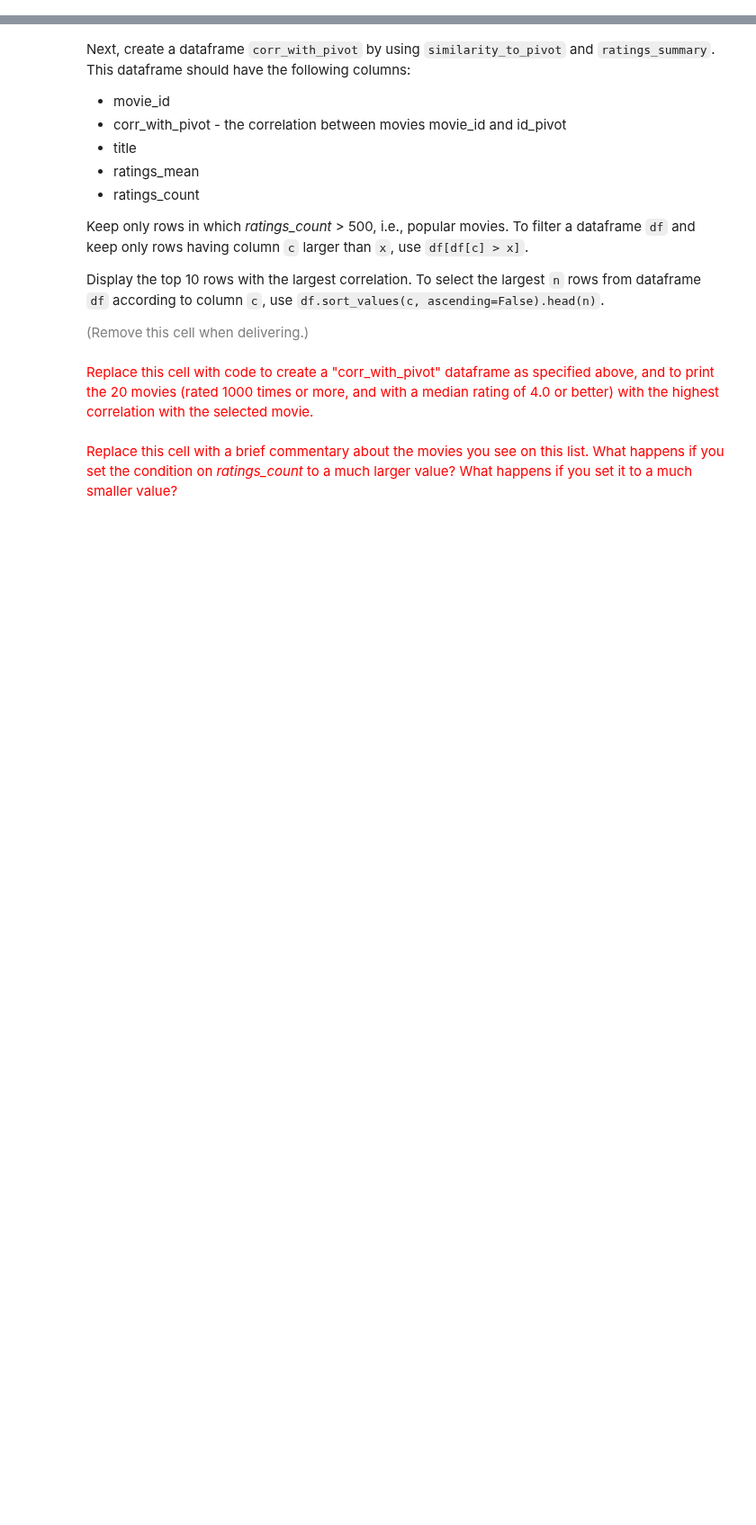
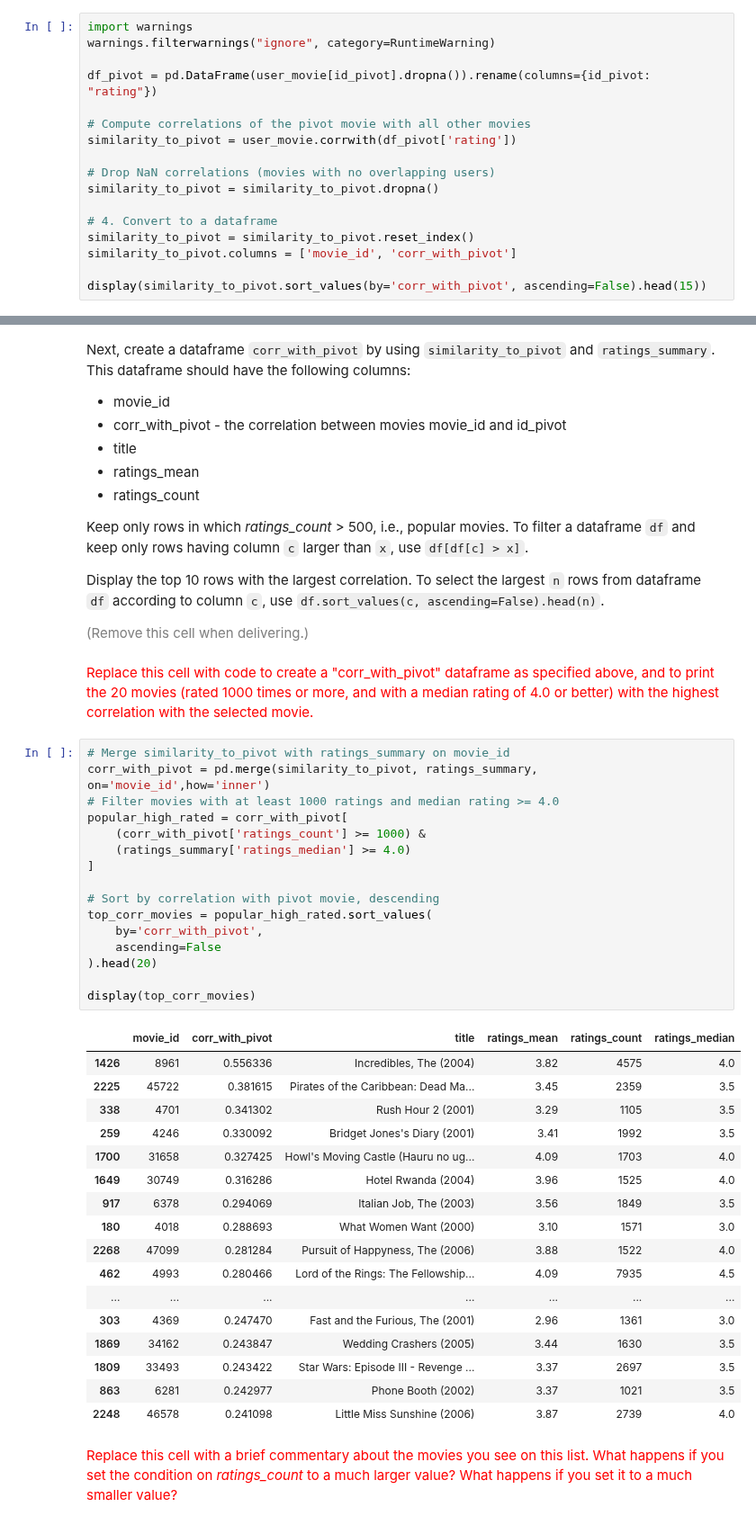
Before and after one commit to zsykk/datamining_2nd, a Jupyter notebook: ps06_item_based_recsys_103.ipynb, the cells around one changed output, grey strips where cells are left out. Shown at 90% size. Drawn from its saved outputs; the diff is of its cells as text; blank space fills up the shorter version.

```diff
--- a/ps06_item_based_recsys_103.ipynb
+++ b/ps06_item_based_recsys_103.ipynb
@@ -497,3 +497,20 @@ Store the result in a new dataframe named `similarity_to_pivot` containing two c
 <font size="-1" color="gray">(Remove this cell when delivering.)</font>
 # %% [markdown]
 <font size="+1" color="red">Replace this cell with code to create a "similarity_to_pivot" series that contains the computed correlations, droping the NaNs in the series.</font>
+# %%
+import warnings
+warnings.filterwarnings("ignore", category=RuntimeWarning)
+
+df_pivot = pd.DataFrame(user_movie[id_pivot].dropna()).rename(columns={id_pivot: "rating"})
+
+# Compute correlations of the pivot movie with all other movies
+similarity_to_pivot = user_movie.corrwith(df_pivot['rating'])
+
+# Drop NaN correlations (movies with no overlapping users)
+similarity_to_pivot = similarity_to_pivot.dropna()
+
+# 4. Convert to a dataframe
+similarity_to_pivot = similarity_to_pivot.reset_index()
+similarity_to_pivot.columns = ['movie_id', 'corr_with_pivot']
+
+display(similarity_to_pivot.sort_values(by='corr_with_pivot', ascending=False).head(15))
@@ -513,5 +547,39 @@ Display the top 10 rows with the largest correlation. To select the largest `n`
 <font size="-1" color="gray">(Remove this cell when delivering.)</font>
 # %% [markdown]
 <font size="+1" color="red">Replace this cell with code to create a "corr_with_pivot" dataframe as specified above, and to print the 20 movies (rated 1000 times or more, and with a median rating of 4.0 or better) with the highest correlation with the selected movie.</font>
+# %%
+# Merge similarity_to_pivot with ratings_summary on movie_id
+corr_with_pivot = pd.merge(similarity_to_pivot, ratings_summary, on='movie_id',how='inner')
+# Filter movies with at least 1000 ratings and median rating >= 4.0
+popular_high_rated = corr_with_pivot[
+    (corr_with_pivot['ratings_count'] >= 1000) &
+    (ratings_summary['ratings_median'] >= 4.0)
+]
+
+# Sort by correlation with pivot movie, descending
+top_corr_movies = popular_high_rated.sort_values(
+    by='corr_with_pivot',
+    ascending=False
+).head(20)
+
+display(top_corr_movies)
+# %% [output]
+|  | movie_id | corr_with_pivot | title | ratings_mean | ratings_count | ratings_median |
+| 1426 | 8961 | 0.556336 | Incredibles, The (2004) | 3.82 | 4575 | 4.0 |
+| 2225 | 45722 | 0.381615 | Pirates of the Caribbean: Dead Ma... | 3.45 | 2359 | 3.5 |
+| 338 | 4701 | 0.341302 | Rush Hour 2 (2001) | 3.29 | 1105 | 3.5 |
+| 259 | 4246 | 0.330092 | Bridget Jones's Diary (2001) | 3.41 | 1992 | 3.5 |
+| 1700 | 31658 | 0.327425 | Howl's Moving Castle (Hauru no ug... | 4.09 | 1703 | 4.0 |
+| 1649 | 30749 | 0.316286 | Hotel Rwanda (2004) | 3.96 | 1525 | 4.0 |
+| 917 | 6378 | 0.294069 | Italian Job, The (2003) | 3.56 | 1849 | 3.5 |
+| 180 | 4018 | 0.288693 | What Women Want (2000) | 3.10 | 1571 | 3.0 |
+| 2268 | 47099 | 0.281284 | Pursuit of Happyness, The (2006) | 3.88 | 1522 | 4.0 |
+| 462 | 4993 | 0.280466 | Lord of the Rings: The Fellowship... | 4.09 | 7935 | 4.5 |
+| ... | ... | ... | ... | ... | ... | ... |
+| 303 | 4369 | 0.247470 | Fast and the Furious, The (2001) | 2.96 | 1361 | 3.0 |
+| 1869 | 34162 | 0.243847 | Wedding Crashers (2005) | 3.44 | 1630 | 3.5 |
+| 1809 | 33493 | 0.243422 | Star Wars: Episode III - Revenge ... | 3.37 | 2697 | 3.5 |
+| 863 | 6281 | 0.242977 | Phone Booth (2002) | 3.37 | 1021 | 3.5 |
+| 2248 | 46578 | 0.241098 | Little Miss Sunshine (2006) | 3.87 | 2739 | 4.0 |
 # %% [markdown]
 <font size="+1" color="red">Replace this cell with a brief commentary about the movies you see on this list. What happens if you set the condition on *ratings_count* to a much larger value? What happens if you set it to a much smaller value?</font>
```
Also changed, not shown: parts of 7 cells of this notebook.
